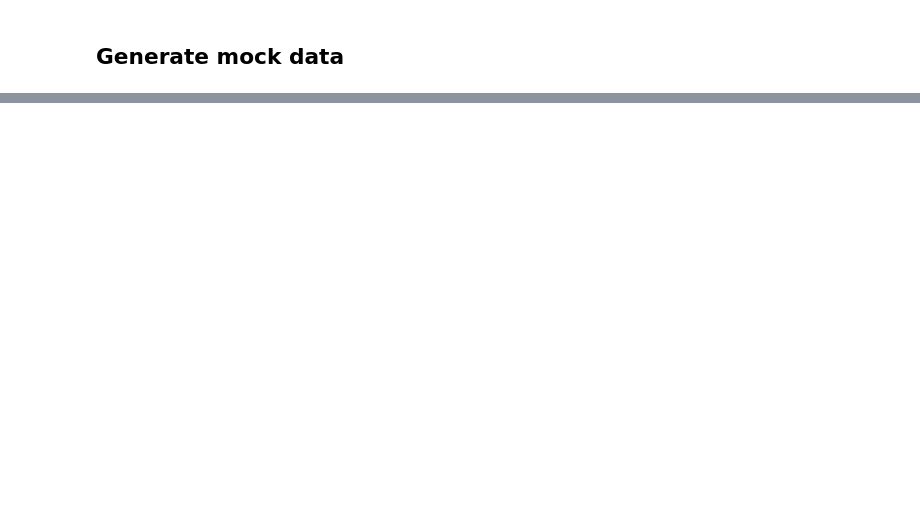
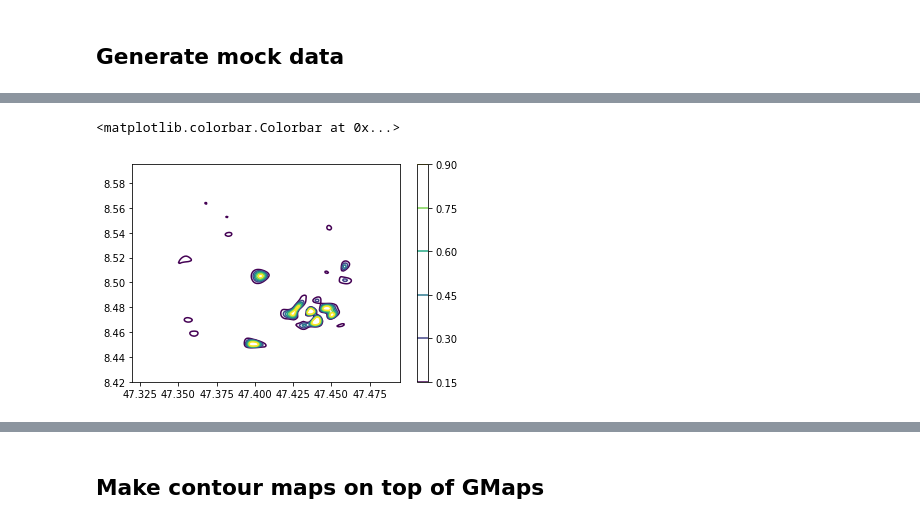
Before and after one commit to nikolai-schmid/hackzurich, a Jupyter notebook: jupyter/create_mock_data.ipynb, the cells around one changed output, grey strips where cells are left out. Drawn from its saved outputs; the diff is of its cells as text; code cells hidden in the pictures; blank space fills up the shorter version.

```diff
--- a/jupyter/create_mock_data.ipynb
+++ b/jupyter/create_mock_data.ipynb
@@ -133,3 +150,11 @@ def create_mesh(x1, x2, y1, y2, affinity=100):
+# %%
+p = computer_crash_prob(mesh, d4, return_cov=False)
+
+plt.contour(xx, yy, p.reshape(200, 200))
+plt.colorbar()
+# %% [output]
+<matplotlib.colorbar.Colorbar at 0x...>
+[figure, added]
 # %%
 p = computer_crash_prob(mesh, d1, return_cov=False)
 # %%
@@ -145,3 +170,5 @@ fig.add_layer(gmaps.heatmap_layer(mesh, weights=p))
 fig
 # %% [output]
 [interactive output not drawn]
+# %% [markdown]
+## Make contour maps on top of GMaps
```
Also changed, not shown: parts of 10 cells of this notebook.
